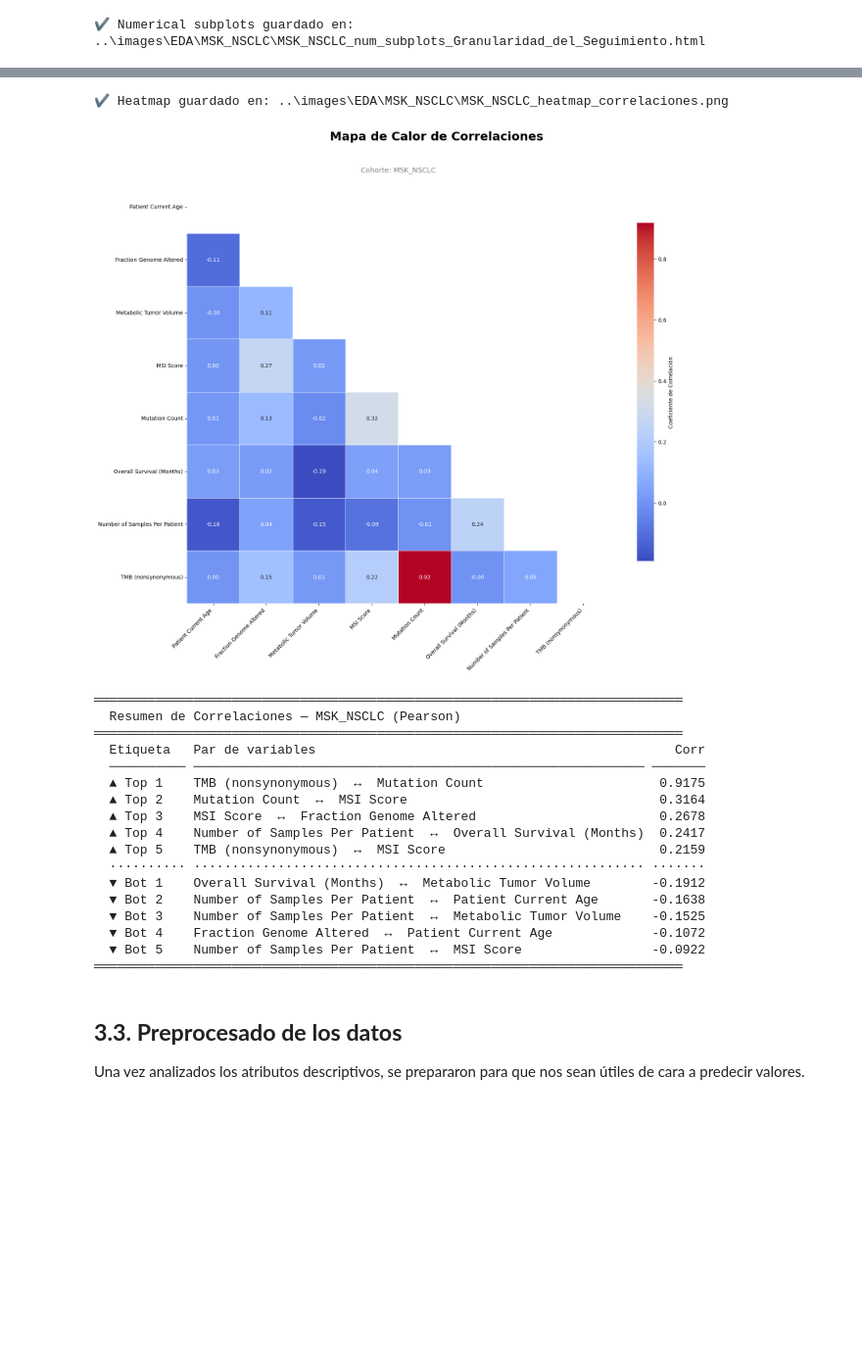
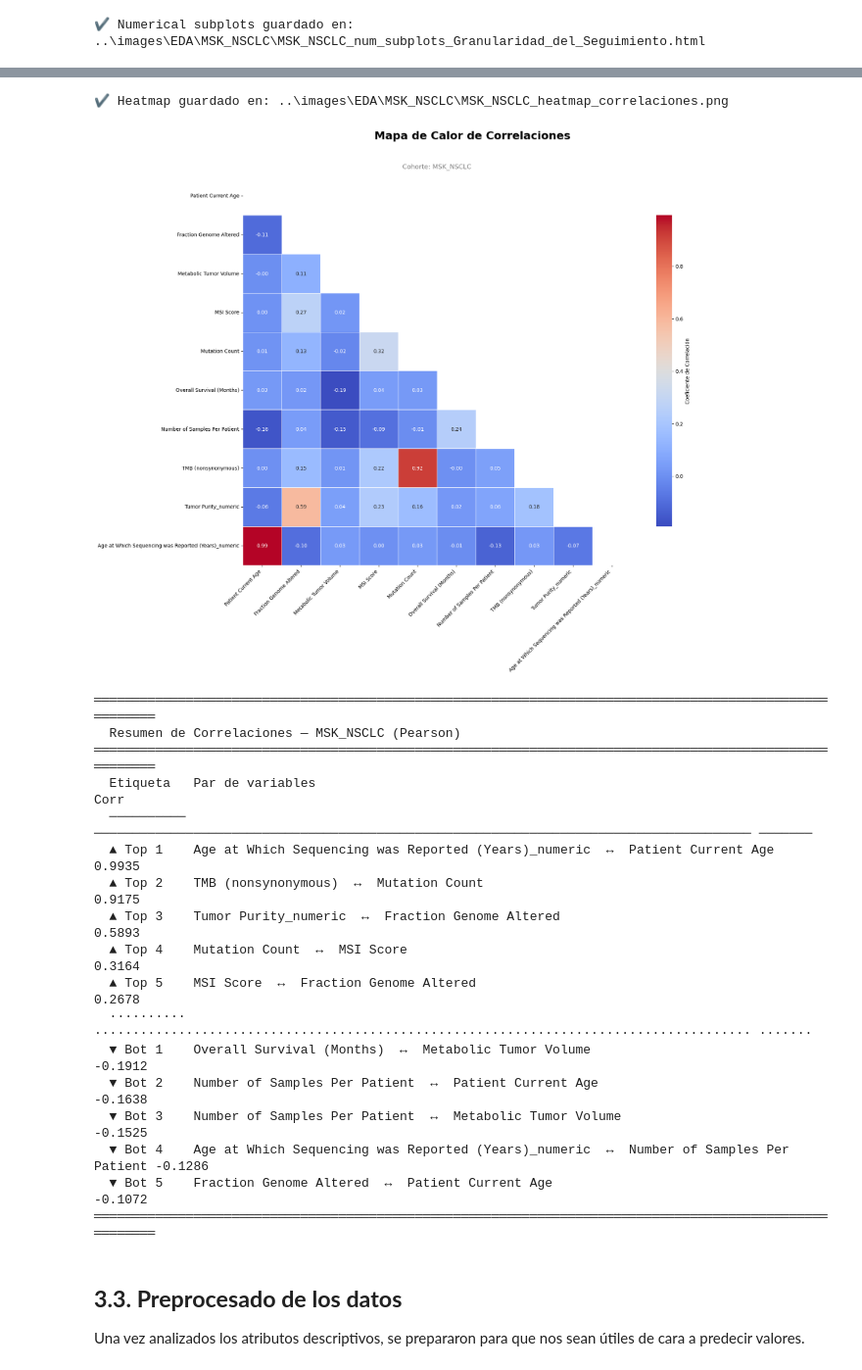
Before and after one commit to JulioUQ/TFM---Analisis-de-supervivencia-del-cancer, a Jupyter notebook: Modulo 3 - Diseño e implementacion del trabajo/code/nsclc_ctdx_msk__EDA_Preprocesamiento - copia.ipynb, the cells around one changed output, grey strips where cells are left out. Shown at 98% size. Cells and saved outputs as stored; diff of their text form; code cells hidden in the pictures; blank space fills up the shorter version.

Commit message:
EDA en MSK_NSCLC acabado

```diff
--- a/Modulo 3 - Diseño e implementacion del trabajo/code/nsclc_ctdx_msk__EDA_Preprocesamiento - copia.ipynb
+++ b/Modulo 3 - Diseño e implementacion del trabajo/code/nsclc_ctdx_msk__EDA_Preprocesamiento - copia.ipynb
@@ -195,8 +195,8 @@ La cohorte de MSK presenta una integridad excepcional en los *endpoints* primari
 > **Decisión de granularidad:** Para el desarrollo de modelos de supervivencia, el dataset se reducirá a una entrada por paciente. Se priorizará la muestra categorizada como `Tumor` (tejido sólido) sobre `cfDNA` para mantener la consistencia con otros datasets, o en su defecto, la muestra con el perfil genómico más completo, asegurando que cada registro represente la carga biológica del paciente al inicio del estudio.
 # %%
 # Acceder al DataFrame por su clave:
-MSK_NSCLC = diccionario_datos['nsclc_ctdx_msk_2022_clinical_data']
-eda.describe_df(MSK_NSCLC)
+nsclc = diccionario_datos['nsclc_ctdx_msk_2022_clinical_data']
+eda.describe_df(nsclc)
 # %% [output]
 Dimensiones del DataFrame: 2621 filas, 35 columnas
 |  | Column | Data Type | Non-null Count | % Null Values | Unique Values | TopCounts | mean | median | ... |
@@ -474,29 +530,34 @@ Basado en el resumen de Pearson y el mapa de calor proporcionado para la cohorte
+# %%
+# Quitamos % y convertimos a número (errors='coerce' transforma 'default' en NaN automáticamente)
+nsclc['Tumor Purity_numeric'] = pd.to_numeric(nsclc['Tumor Purity'].astype(str).str.replace('%', ''), errors='coerce')
+
+nsclc['Age at Which Sequencing was Reported (Years)_numeric'] = pd.to_numeric(nsclc['Age at Which Sequencing was Reported (Years)'].replace('>90', 90))
 # %%
 eda.plot_correlation_heatmap(
-    df=MSK_NSCLC.drop(columns=['Stage at Draw']),
+    df=nsclc.drop(columns=['Stage at Draw']),
     dataset_name="MSK_NSCLC",
     output_path=r"..\images\EDA\MSK_NSCLC"
 )
 # %% [output]
 ✔ Heatmap guardado en: ..\images\EDA\MSK_NSCLC\MSK_NSCLC_heatmap_correlaciones.png
-[figure, old version]
+[figure, new version]
-═════════════════════════════════════════════════════════════════════════════
+════════════════════════════════════════════════════════════════════════════════════════════════════════
   Resumen de Correlaciones — MSK_NSCLC (Pearson)
-═════════════════════════════════════════════════════════════════════════════
-  Etiqueta   Par de variables                                               Corr
-  ────────── ─────────────────────────────────────────────────────────── ───────
-  ▲ Top 1    TMB (nonsynonymous)  ↔  Mutation Count                       0.9175
-  ▲ Top 2    Mutation Count  ↔  MSI Score                                 0.3164
-  ▲ Top 3    MSI Score  ↔  Fraction Genome Altered                        0.2678
-  ▲ Top 4    Number of Samples Per Patient  ↔  Overall Survival (Months)  0.2417
-  ▲ Top 5    TMB (nonsynonymous)  ↔  MSI Score                            0.2159
-  ·········· ··························································· ·······
-  ▼ Bot 1    Overall Survival (Months)  ↔  Metabolic Tumor Volume        -0.1912
-  ▼ Bot 2    Number of Samples Per Patient  ↔  Patient Current Age       -0.1638
-  ▼ Bot 3    Number of Samples Per Patient  ↔  Metabolic Tumor Volume    -0.1525
-  ▼ Bot 4    Fraction Genome Altered  ↔  Patient Current Age             -0.1072
-  ▼ Bot 5    Number of Samples Per Patient  ↔  MSI Score                 -0.0922
-═════════════════════════════════════════════════════════════════════════════
+════════════════════════════════════════════════════════════════════════════════════════════════════════
+  Etiqueta   Par de variables                                                                          Corr
+  ────────── ────────────────────────────────────────────────────────────────────────────────────── ───────
+  ▲ Top 1    Age at Which Sequencing was Reported (Years)_numeric  ↔  Patient Current Age            0.9935
+  ▲ Top 2    TMB (nonsynonymous)  ↔  Mutation Count                                                  0.9175
+  ▲ Top 3    Tumor Purity_numeric  ↔  Fraction Genome Altered                                        0.5893
+  ▲ Top 4    Mutation Count  ↔  MSI Score                                                            0.3164
+  ▲ Top 5    MSI Score  ↔  Fraction Genome Altered                                                   0.2678
+  ·········· ······················································································ ·······
+  ▼ Bot 1    Overall Survival (Months)  ↔  Metabolic Tumor Volume                                   -0.1912
+  ▼ Bot 2    Number of Samples Per Patient  ↔  Patient Current Age                                  -0.1638
+  ▼ Bot 3    Number of Samples Per Patient  ↔  Metabolic Tumor Volume                               -0.1525
+  ▼ Bot 4    Age at Which Sequencing was Reported (Years)_numeric  ↔  Number of Samples Per Patient -0.1286
+  ▼ Bot 5    Fraction Genome Altered  ↔  Patient Current Age                                        -0.1072
+════════════════════════════════════════════════════════════════════════════════════════════════════════
 # %% [markdown]
 ## **3.3. Preprocesado de los datos**
 
```
Also changed, not shown: parts of 56 cells of this notebook, 9 other files.
